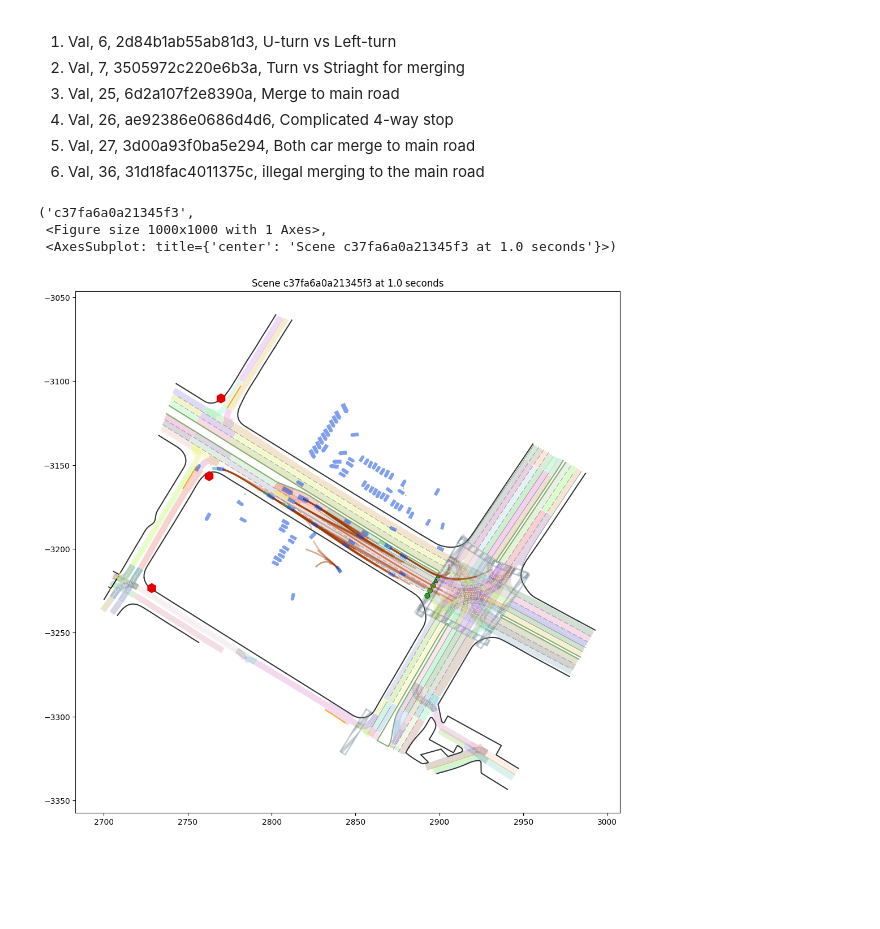
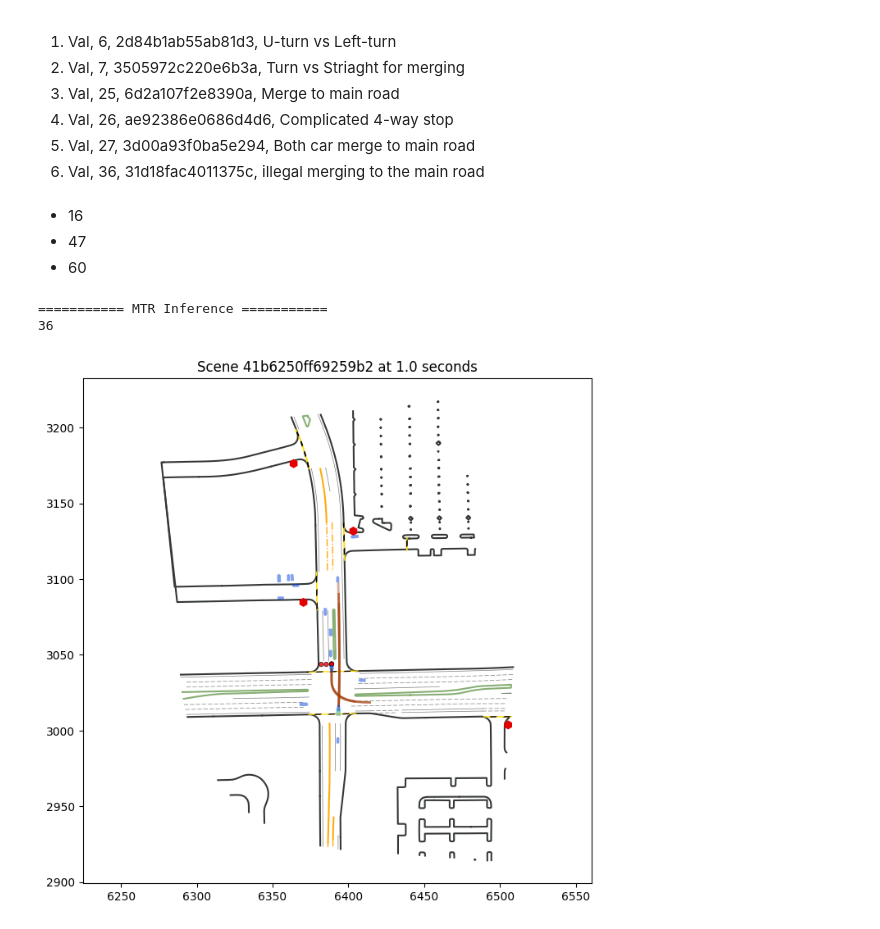
Before and after one commit to zzx9636/MTR, a Jupyter notebook: eval_model.ipynb, the cells around one changed output. Drawn from its saved outputs; the diff is of its cells as text; code cells hidden in the pictures; blank space fills up the shorter version.

```diff
--- a/eval_model.ipynb
+++ b/eval_model.ipynb
@@ -20,18 +17,21 @@ ckpt_path = '/Data/Dataset/MTR/model/checkpoint_epoch_30.pth'
 4. Val, 26, ae92386e0686d4d6, Complicated 4-way stop
 5. Val, 27, 3d00a93f0ba5e294, Both car merge to main road
 6. Val, 36, 31d18fac4011375c, illegal merging to the main road
+# %% [markdown]
+- 16
+- 47
+- 60
+# %%
+index = 0
 # %%
 
 mtr_inference = MTRInference(cfg_file, ckpt_path)
-
-index = 10
-
 scene_id, info = mtr_inference.generate_info(index)
-_, map_graph = mtr_inference.generate_graph(index)
-
-mtr_inference.visualize(scene_id, info, shift=0, plot_lane=True, map_graph=map_graph)
+_, fig, ax = mtr_inference.visualize(scene_id, info, shift=0)
+ax.axis('equal')
+print(index)
+index +=1
 # %% [output]
-('c37fa6a0a21345f3',
- <Figure size 1000x1000 with 1 Axes>,
- <AxesSubplot: title={'center': 'Scene c37fa6a0a21345f3 at 1.0 seconds'}>)
+=========== MTR Inference ===========
+36
-[figure, old version]
+[figure, new version]
```
Also changed, not shown: parts of 3 cells of this notebook, 4 other files.
